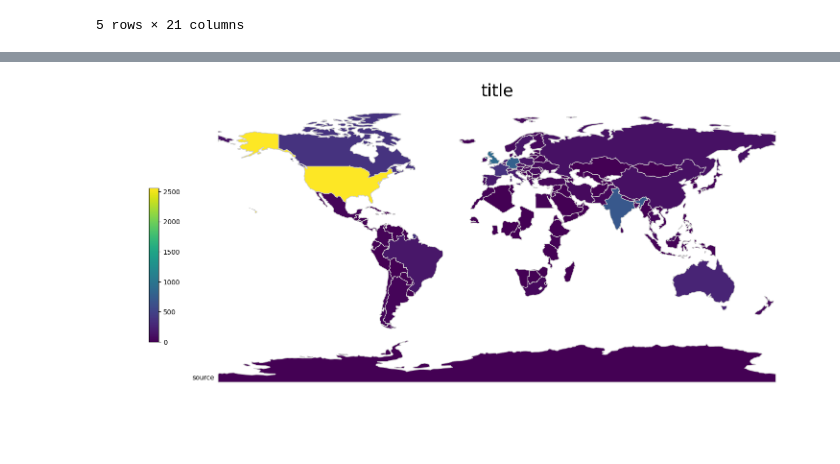
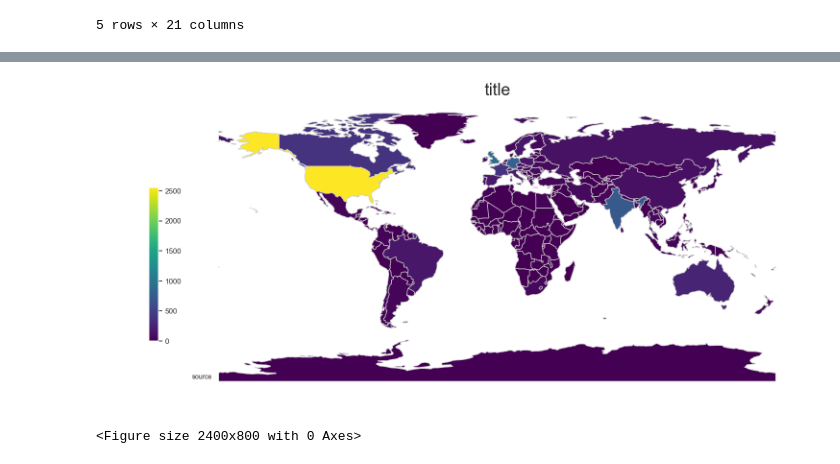
Before and after one commit to jswistak/DPRPy, a Jupyter notebook: notebook.ipynb, the cells around one changed output, grey strips where cells are left out. Cells and saved outputs as stored; diff of their text form; code cells hidden in the pictures.

```diff
--- a/notebook.ipynb
+++ b/notebook.ipynb
@@ -249,6 +249,7 @@ x.shape
 x['Country_Data']  = x['Location'].apply(string_to_location)
 # %%
 #x.to_pickle('rpi_users_location.pkl')
+x = pd.read_pickle('rpi_users_location.pkl')
 # %%
 x.head()
 # %% [output]
@@ -338,4 +340,9 @@ users_by_country_df.head()
 # %%
-heat_map = world.merge(users_by_country_df, on='name')
+print(world.shape)
+heat_map = world.merge(users_by_country_df, on='name', how='left')
+print(heat_map.shape)
+
+heat_map.drop(columns=['pop_est', 'continent', 'iso_a3', 'gdp_md_est'], inplace=True)
+heat_map.fillna(0, inplace=True)
 heat_map.head()
 # %% [output]
@@ -348,13 +357,16 @@ heat_map.head()
 # %%
 fig, ax = plt.subplots(1, figsize=(20, 8))
 ax.axis('off')
 cmap = 'viridis'
-heat_map.plot(column="Values_x", ax=ax, edgecolor='0.8', linewidth=1, cmap=cmap)
+heat_map.plot(column="Values", ax=ax, edgecolor='0.8', linewidth=1, cmap=cmap)
 ax.set_title('title', fontdict={'fontsize': '25', 'fontweight': '3'})
 ax.annotate('source', xy=(0.1, .08), xycoords='figure fraction', horizontalalignment='left',
             verticalalignment='bottom', fontsize=10)
 sm = plt.cm.ScalarMappable(norm=plt.Normalize(vmin=v_min, vmax=v_max), cmap=cmap)
 cbaxes = fig.add_axes([0.15, 0.25, 0.01, 0.4])
 cbar = fig.colorbar(sm, cax=cbaxes)
+plt.show()
+plt.savefig('users_by_country.png')
 # %% [output]
-[figure, old version]
+[figure, new version]
+<Figure size 2400x800 with 0 Axes>
```
Also changed, not shown: parts of 12 cells of this notebook.
